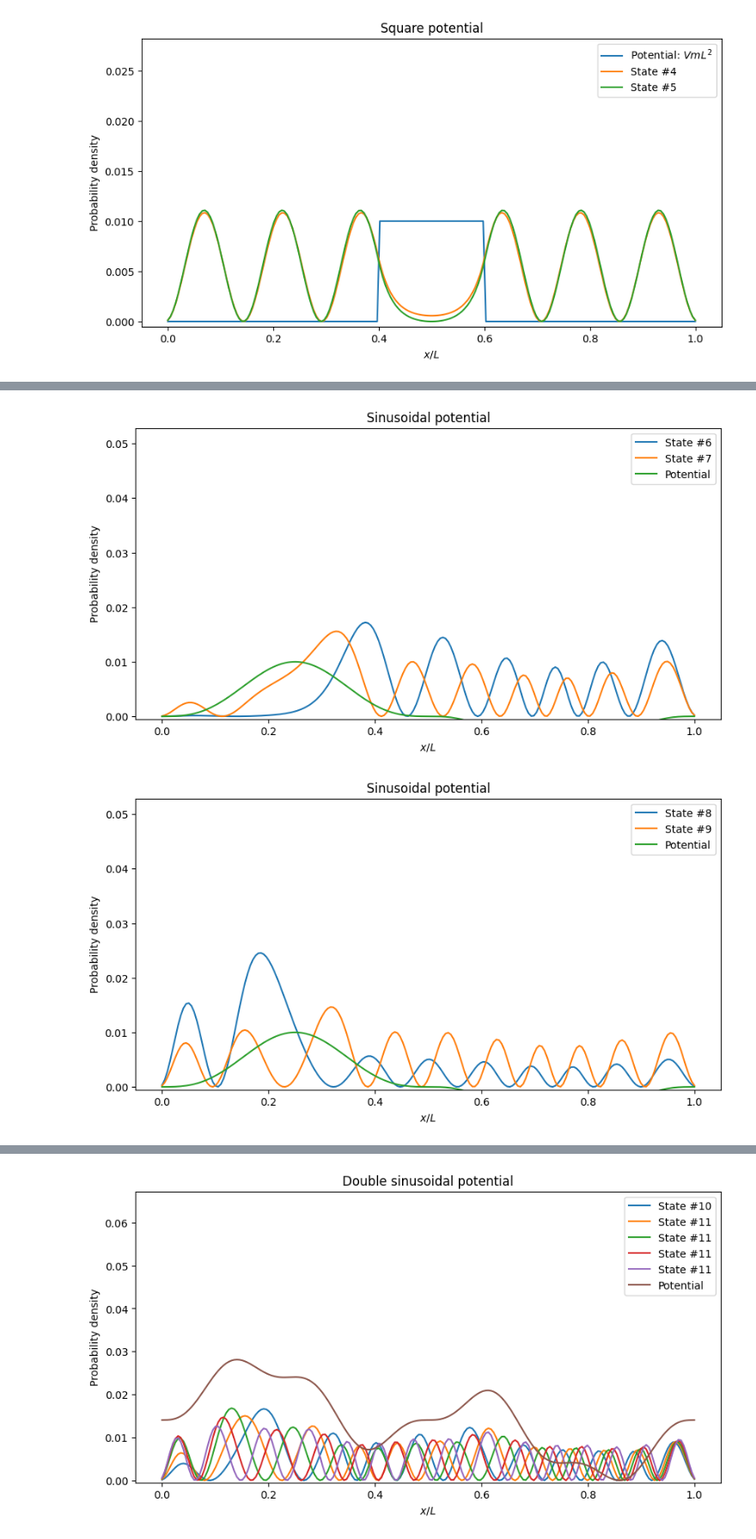
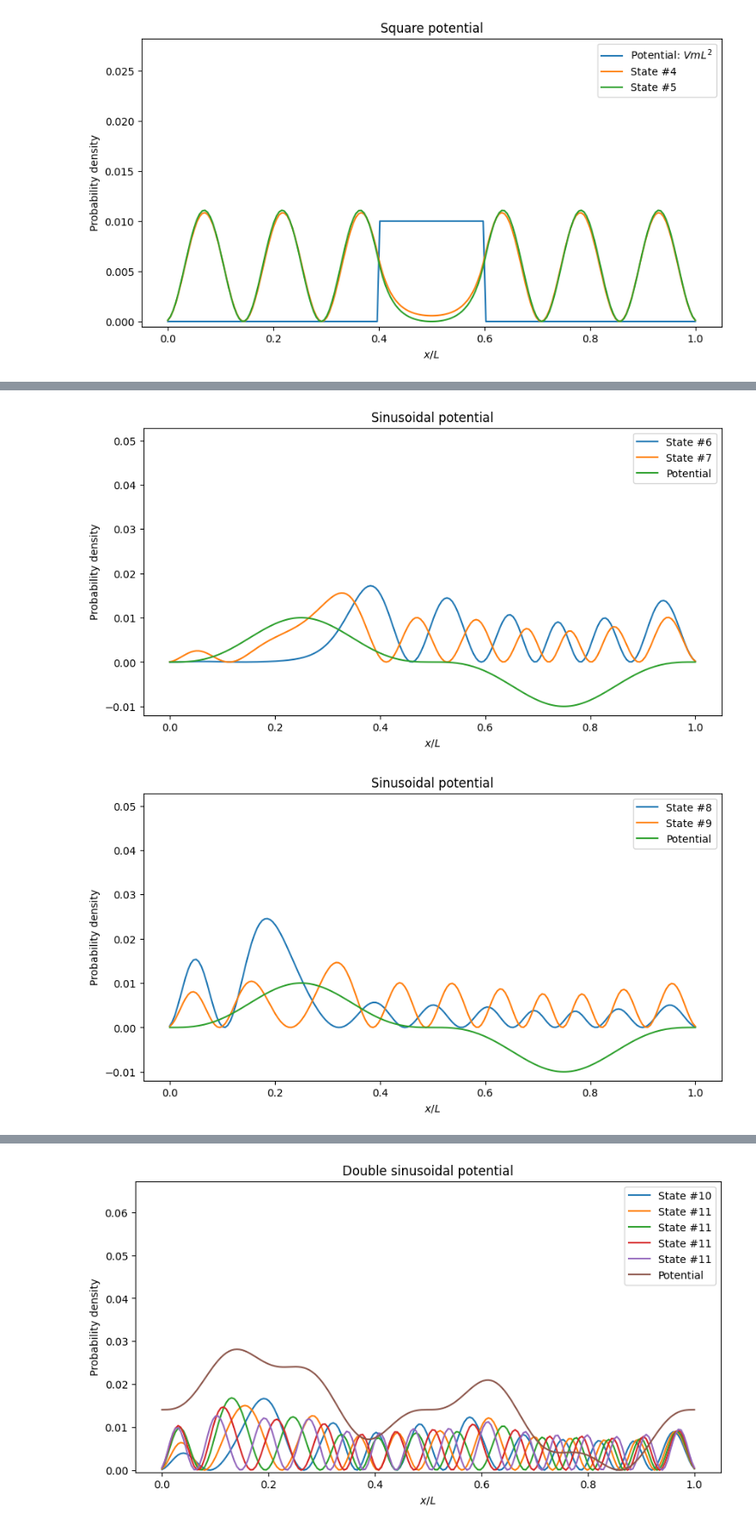
Before and after one commit to MrIsCM/Physics_Simulations, a Jupyter notebook: Shrodinger/shrod_eq.ipynb, the cells around one changed output, grey strips where cells are left out. Shown at 86% size. Drawn from its saved outputs; the diff is of its cells as text; code cells hidden in the pictures.

```diff
--- a/Shrodinger/shrod_eq.ipynb
+++ b/Shrodinger/shrod_eq.ipynb
@@ -190,7 +190,7 @@ for index in range(0, len(eigenvalues), 2):
 	plt.plot(X, eigenvectors[:, index]**2, label=f'State #{index}')
 	plt.plot(X, eigenvectors[:, index+1]**2, label=f'State #{index+1}')
 	plt.plot(X, V, label='Potential')
-	plt.ylim(-0.0005, np.max(eigenvectors**2)*1.1)
+	plt.ylim(-0.012, np.max(eigenvectors**2)*1.1)
 	plt.title('Sinusoidal potential')
 	plt.xlabel('$x/L$')
 	plt.ylabel('Probability density')
@@ -202,5 +202,5 @@ for index in range(0, len(eigenvalues), 2):
-[figure, old version]
+[figure, new version]
-[figure, old version]
+[figure, new version]
 # %%
 def double_potential(X, V_0=0.01):
 	V = V_0*np.sin(2*np.pi*X)**3 + V_0*np.sin(4*np.pi*X)**3
```
Also changed, not shown: parts of 3 cells of this notebook.
